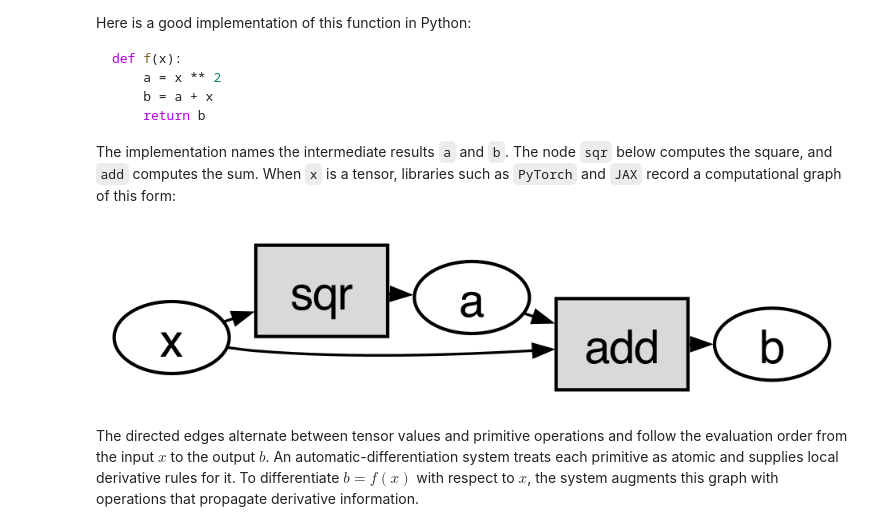
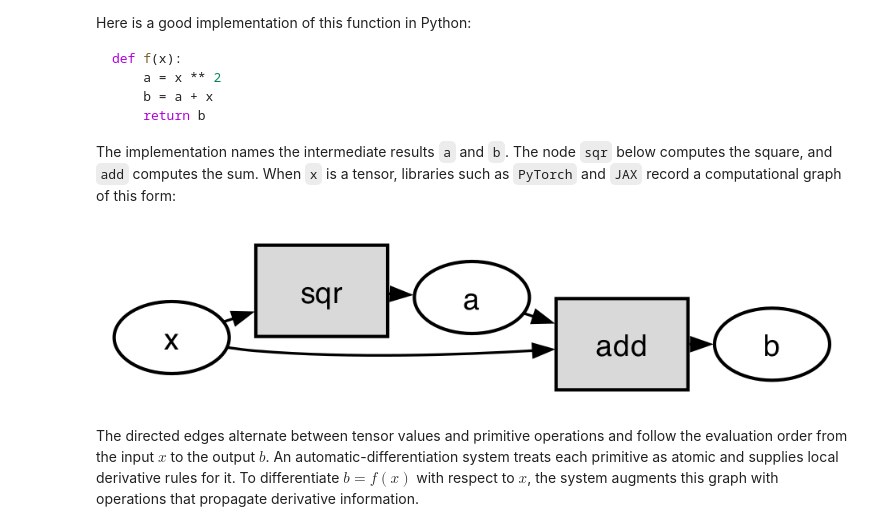
Before and after one commit to PredictiveScienceLab/advanced-scientific-machine-learning, a Jupyter notebook: _sources/ml-software/differentiation/03_autodiff.ipynb, the cells around one changed output. Saved outputs shown, nothing was run; the diff lists cells and outputs as text; code cells hidden in the pictures.

```diff
--- a/_sources/ml-software/differentiation/03_autodiff.ipynb
+++ b/_sources/ml-software/differentiation/03_autodiff.ipynb
@@ -39,7 +39,7 @@ import graphviz
 from IPython.display import display
 
 
-def new_graph(rankdir="LR"):
+def new_graph(rankdir="LR", fontsize=14):
     return graphviz.Digraph(
         graph_attr={
             "rankdir": rankdir,
@@ -51,7 +51,7 @@ def new_graph(rankdir="LR"):
         },
         node_attr={
             "fontname": "DejaVu Sans",
-            "fontsize": "14",
+            "fontsize": str(fontsize),
             "color": "black",
             "fontcolor": "black",
             "penwidth": "1.0",
@@ -116,35 +116,35 @@ def display_graph(graph):
     graph.graph_attr["dpi"] = "300"
     try:
         png = graph.pipe(format="png")
     finally:
         graph.graph_attr.pop("dpi", None)
     display(
         {
             "image/svg+xml": svg,
             "application/pdf": base64.b64encode(pdf).decode("ascii"),
             "image/png": base64.b64encode(png).decode("ascii"),
         },
         raw=True,
     )
 
 
-g = new_graph()
+g = new_graph(fontsize=9)
 
 g.node('x', **tensor_node)
 g.node('a', **tensor_node)
 g.node('b', **tensor_node)
 g.node('sqr', **operation_node)
 g.node('add', **operation_node)
 
 g.edge('x', 'sqr')
 g.edge('sqr', 'a')
 g.edge('a', 'add')
 g.edge('x', 'add')
 g.edge('add', 'b')
 
 display_graph(g)
 # %% [output]
-[figure, old version]
+[figure, new version]
 # %%
 # BOOK_FIGURE_STYLE_CELL
 from pathlib import Path
```
Also changed, not shown: parts of 2 cells of this notebook, 11 other files.
